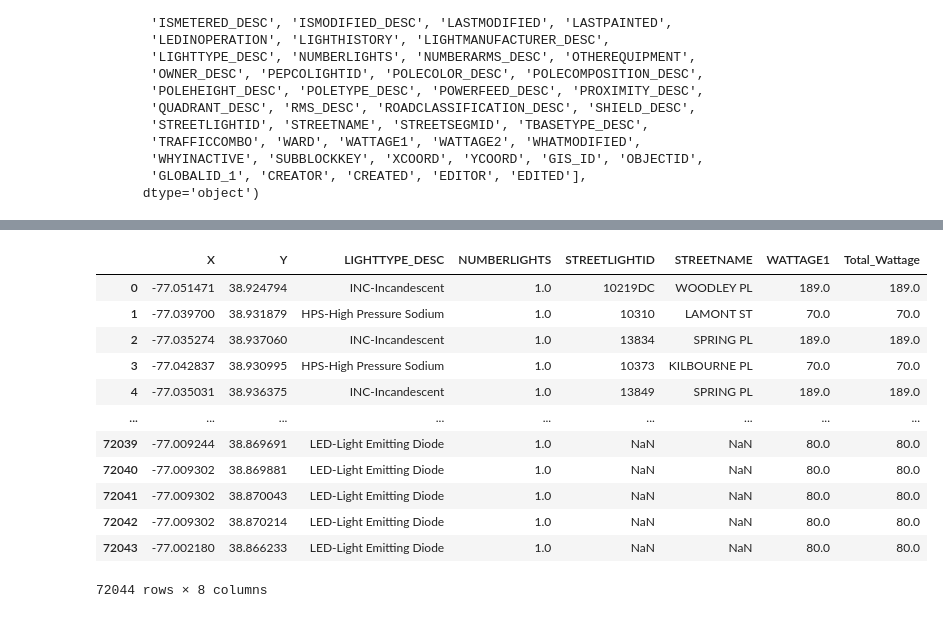
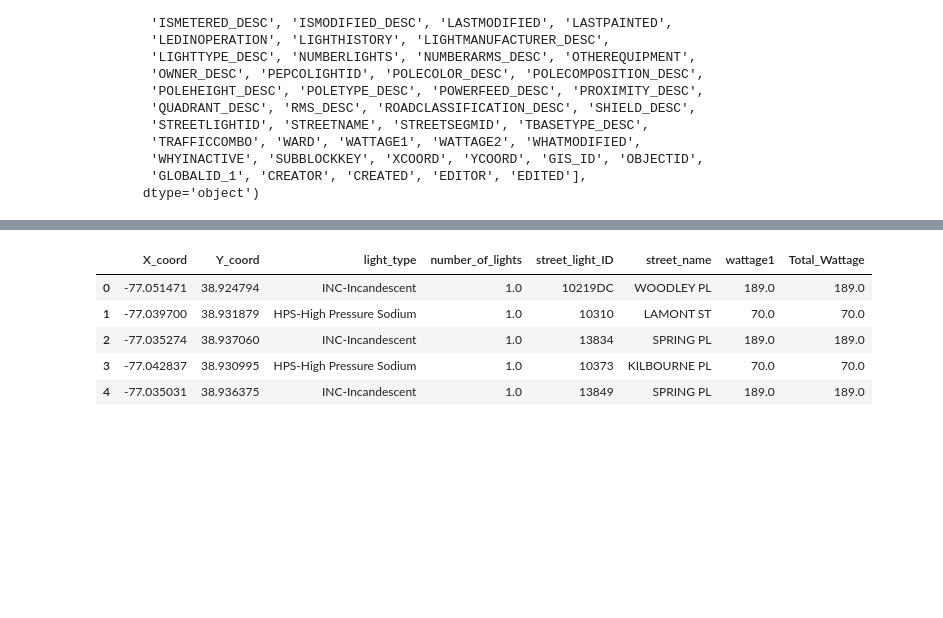
Before and after one commit to fsantosvix/Project3-Group2, a Jupyter notebook: Codes/Setup.ipynb, the cells around one changed output, grey strips where cells are left out. Saved outputs shown, nothing was run; the diff lists cells and outputs as text; code cells hidden in the pictures; blank space fills up the shorter version.

Commit message:
renamed filtereddf columns

```diff
--- a/Codes/Setup.ipynb
+++ b/Codes/Setup.ipynb
@@ -480,5 +480,17 @@ Index(['X', 'Y', 'ADDEDBY', 'ADDTOGIS', 'ARMLENGTH1_DESC', 'ARMLENGTH2_DESC',
 # Create a filtered version with only the relevant columns
 reduced_df = df[['X', 'Y', 'LIGHTTYPE_DESC', 'NUMBERLIGHTS','STREETLIGHTID', 'STREETNAME', 'WATTAGE1']]
 
-reduced_df
+# Rename columns in the DataFrame to match SQL table column names
+reduced_df = reduced_df.rename(columns={
+    'X': 'X_coord',
+    'Y': 'Y_coord',
+    'LIGHTTYPE_DESC': 'light_type',
+    'NUMBERLIGHTS': 'number_of_lights',
+    'STREETLIGHTID': 'street_light_ID',
+    'STREETNAME': 'street_name',
+    'WATTAGE1': 'wattage1'
+})
+
+# Check the DataFrame with filtered and updated column names
+reduced_df.head()
 # %% [output]
@@ -498,22 +503,15 @@ reduced_df
 # %%
 
 # Calculate the total wattage and add as a new column
-reduced_df["Total_Wattage"] = reduced_df['NUMBERLIGHTS']*reduced_df['WATTAGE1']
-reduced_df
+reduced_df["Total_Wattage"] = reduced_df['number_of_lights']*reduced_df['wattage1']
+reduced_df.head()
 # %% [output]
-|  | X | Y | LIGHTTYPE_DESC | NUMBERLIGHTS | STREETLIGHTID | STREETNAME | WATTAGE1 | Total_Wattage |
+|  | X_coord | Y_coord | light_type | number_of_lights | street_light_ID | street_name | wattage1 | Total_Wattage |
 | 0 | -77.051471 | 38.924794 | INC-Incandescent | 1.0 | 10219DC | WOODLEY PL | 189.0 | 189.0 |
 | 1 | -77.039700 | 38.931879 | HPS-High Pressure Sodium | 1.0 | 10310 | LAMONT ST | 70.0 | 70.0 |
 | 2 | -77.035274 | 38.937060 | INC-Incandescent | 1.0 | 13834 | SPRING PL | 189.0 | 189.0 |
 | 3 | -77.042837 | 38.930995 | HPS-High Pressure Sodium | 1.0 | 10373 | KILBOURNE PL | 70.0 | 70.0 |
 | 4 | -77.035031 | 38.936375 | INC-Incandescent | 1.0 | 13849 | SPRING PL | 189.0 | 189.0 |
-| ... | ... | ... | ... | ... | ... | ... | ... | ... |
-| 72039 | -77.009244 | 38.869691 | LED-Light Emitting Diode | 1.0 | NaN | NaN | 80.0 | 80.0 |
-| 72040 | -77.009302 | 38.869881 | LED-Light Emitting Diode | 1.0 | NaN | NaN | 80.0 | 80.0 |
-| 72041 | -77.009302 | 38.870043 | LED-Light Emitting Diode | 1.0 | NaN | NaN | 80.0 | 80.0 |
-| 72042 | -77.009302 | 38.870214 | LED-Light Emitting Diode | 1.0 | NaN | NaN | 80.0 | 80.0 |
-| 72043 | -77.002180 | 38.866233 | LED-Light Emitting Diode | 1.0 | NaN | NaN | 80.0 | 80.0 |
-72044 rows × 8 columns
 # %%
 # Remove incomplete records
 clean_df = reduced_df.dropna(how="any")
```
Also changed, not shown: parts of 1 cell of this notebook, 1 other file.
